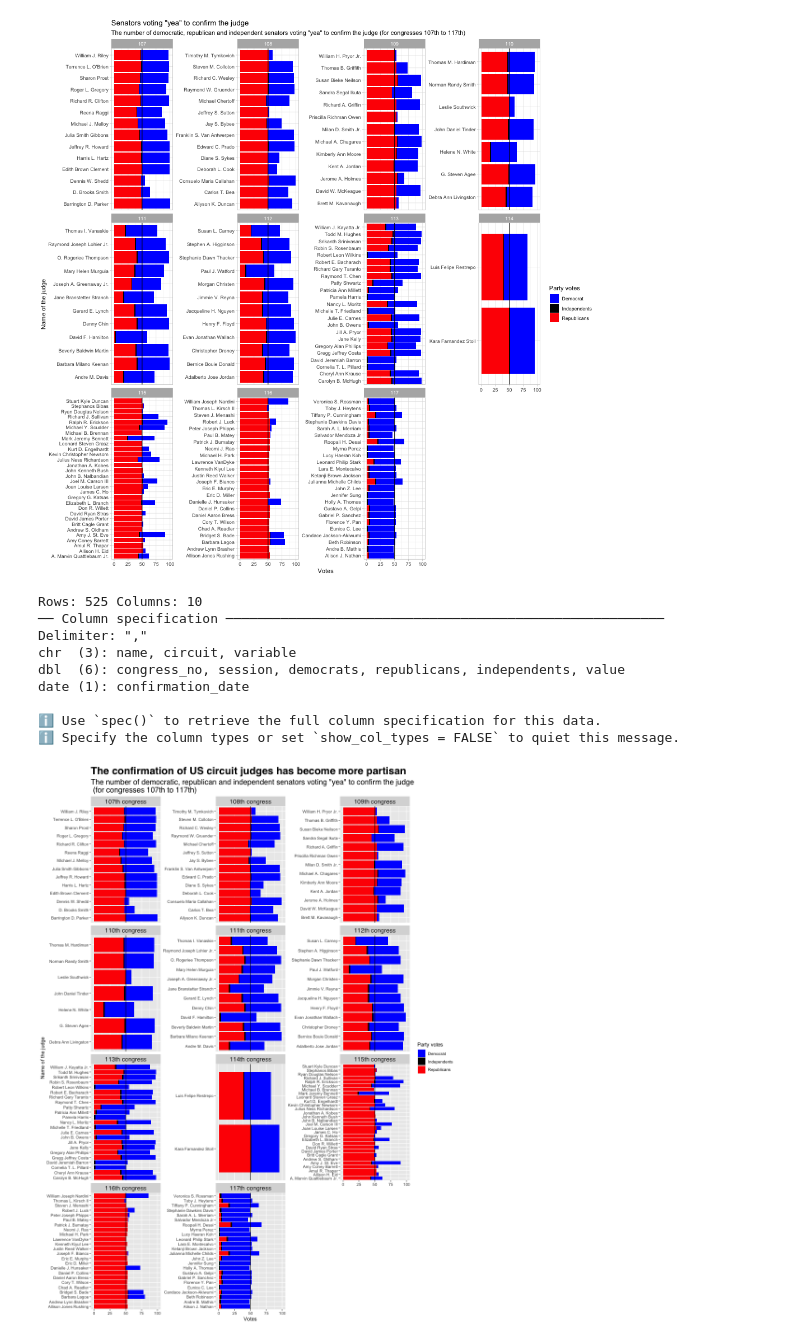
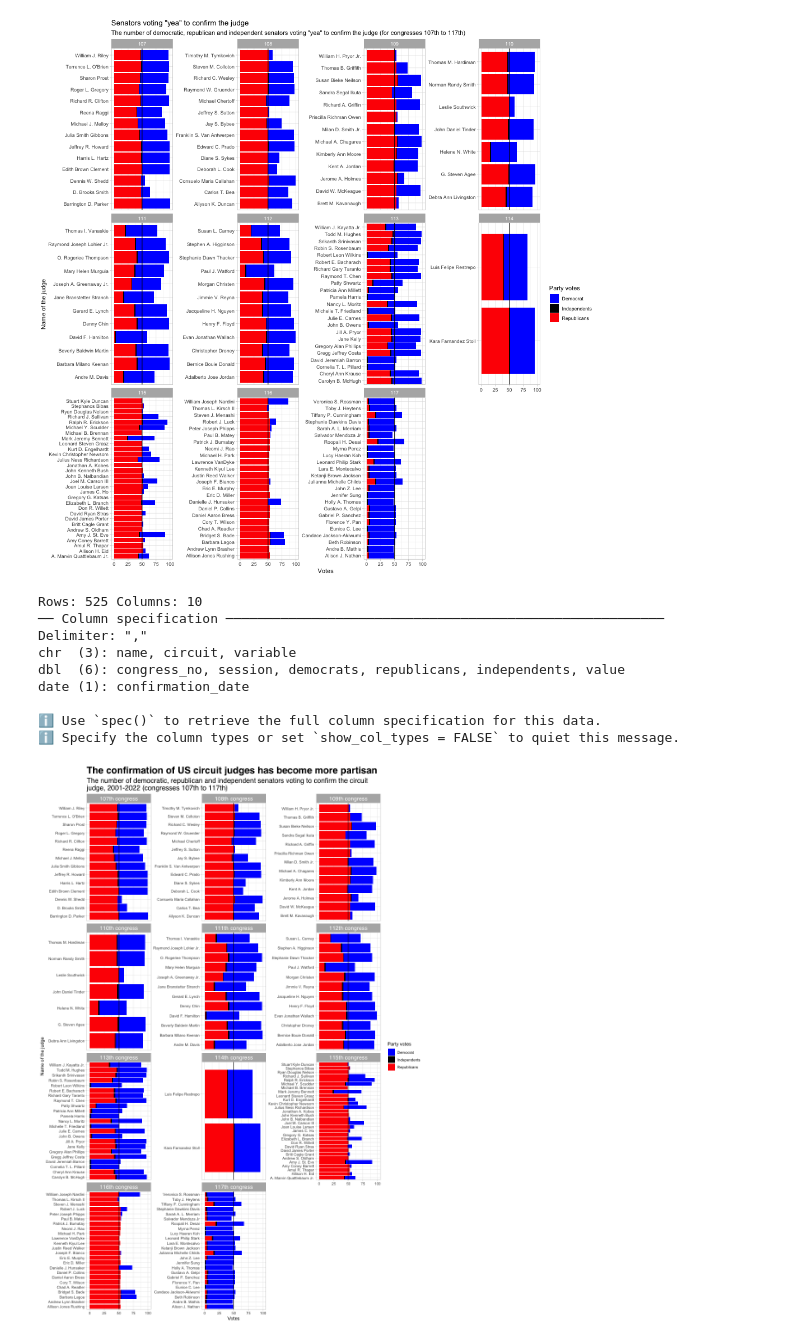
Before and after one commit to laurabejder/federal-judges-appointment, a Jupyter notebook: 06-vizualization.ipynb, the cells around one changed output. Drawn from its saved outputs; the diff is of its cells as text; code cells hidden in the pictures.

Commit message:
uploaded visualizations

```diff
--- a/06-vizualization.ipynb
+++ b/06-vizualization.ipynb
@@ -193,7 +193,7 @@ date (1): confirmation_date
 ℹ Specify the column types or set `show_col_types = FALSE` to quiet this message.
 [figure]
 # %%
-%%R -h 1200 -w 900
+%%R -h 1300 -w 900
 require('tidyverse')
 
 # EXAMPLE R CELL
@@ -208,32 +208,33 @@ ggplot(df, aes(y=name, x=value, fill=variable)) +
     geom_vline(aes(xintercept=50)) +
     facet_wrap(~congress_no,
         scales='free_y',
         labeller = labeller(congress_no = dose.labs),
         ncol = 3,
         nrow = 4) +
     scale_fill_manual(values=c("blue", "black", "red"),
                        name="Party votes",
                        breaks=c("D_yea", "I_yea", "R_yea"),
                        labels=c("Democrat", "Independents", "Republicans")) +
+    theme_light()+
     theme(
         plot.title = element_text(family = "Helvetica", size=22, face ="bold"),
         plot.subtitle = element_text(family = "Helvetica", size=16),
         strip.text.x = element_text(family = "Helvetica", size = 13)
         ) +
     labs(
     x = 'Votes',
     y = 'Name of the judge',
     title = 'The confirmation of US circuit judges has become more partisan',
-    subtitle = 'The number of democratic, republican and independent senators voting "yea" to confirm the judge \n (for congresses 107th to 117th)'
+    subtitle = 'The number of democratic, republican and independent senators voting to confirm the circuit \njudge, 2001-2022 (congresses 107th to 117th)'
     )
 # %% [output]
 Rows: 525 Columns: 10
 ── Column specification ────────────────────────────────────────────────────────
 Delimiter: ","
 chr  (3): name, circuit, variable
 dbl  (6): congress_no, session, democrats, republicans, independents, value
 date (1): confirmation_date
 
 ℹ Use `spec()` to retrieve the full column specification for this data.
 ℹ Specify the column types or set `show_col_types = FALSE` to quiet this message.
-[figure, old version]
+[figure, new version]
```
Also changed, not shown: parts of 2 cells of this notebook, 6 other files.
